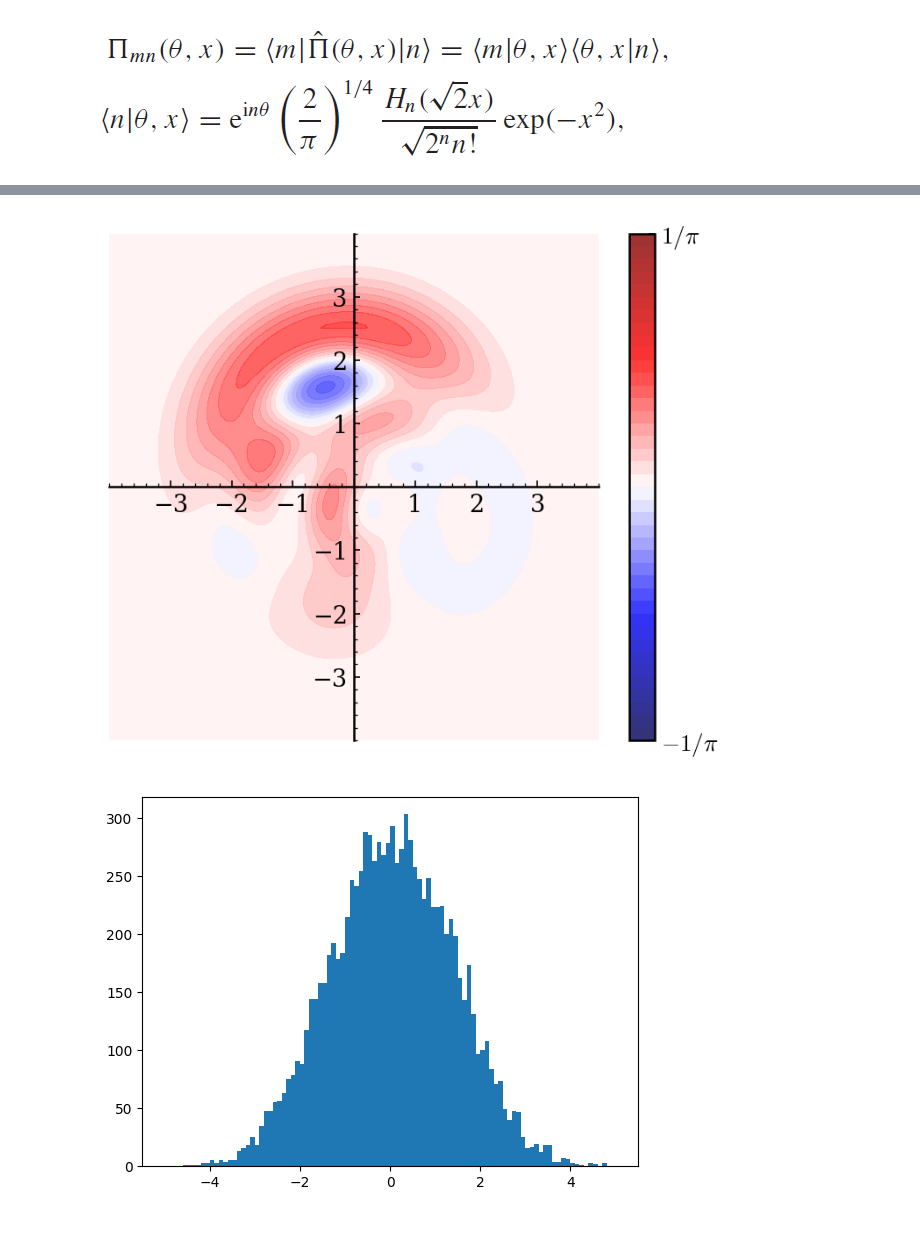
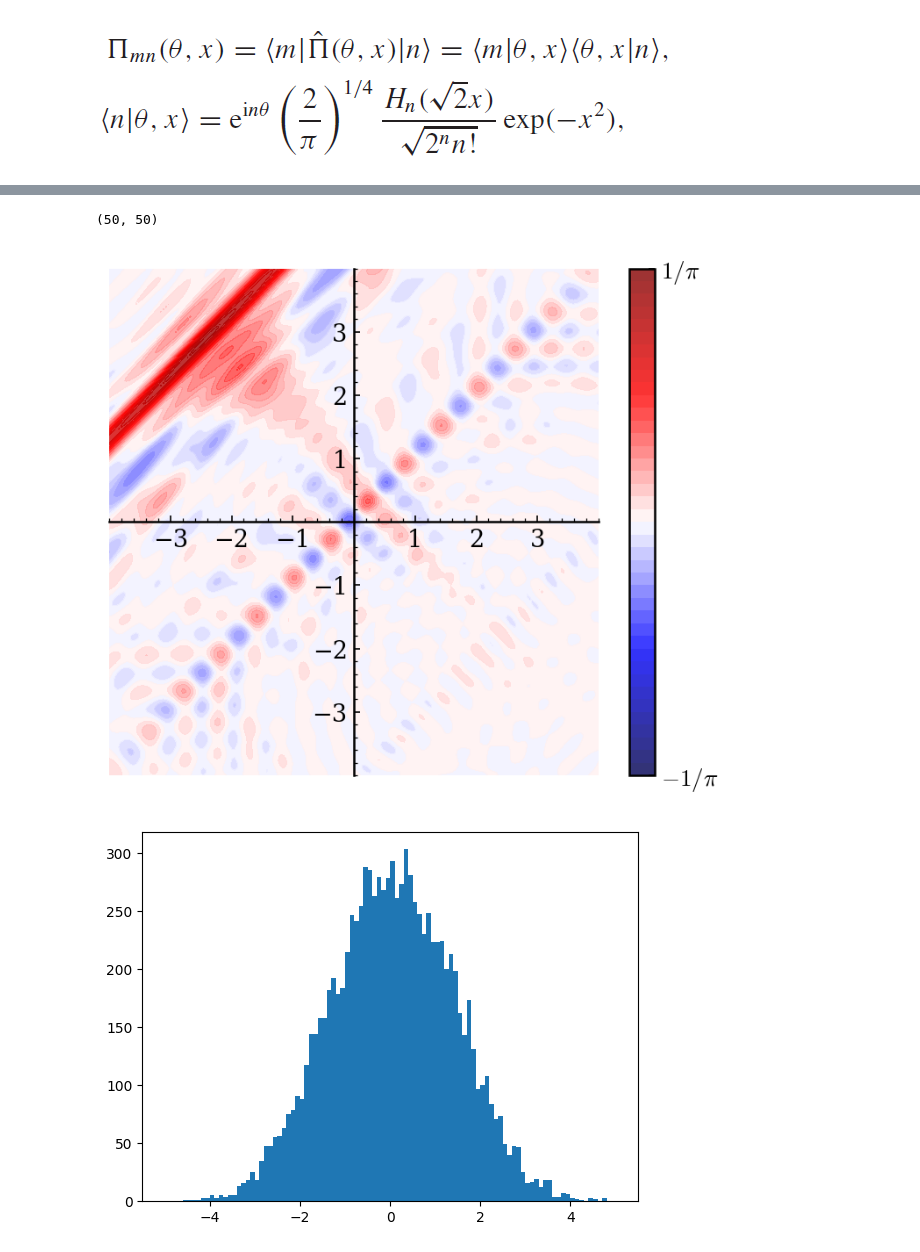
Before and after one commit to ThomasRavnborg/Homodyne-Tomography, a Jupyter notebook: code/DataAnalysis.ipynb, the cells around one changed output, grey strips where cells are left out. Drawn from its saved outputs; the diff is of its cells as text; code cells hidden in the pictures.

```diff
--- a/code/DataAnalysis.ipynb
+++ b/code/DataAnalysis.ipynb
@@ -257,30 +294,37 @@ Quantum object: dims=[[6], [6]], shape=(6, 6), type='oper', dtype=Dense, isherm=
+# %%
+# Make rho_est into a QuTip object to calculate Wigner function
+rho_est_qt = qt.Qobj(rho_est, dims=[[50], [50]])
+# %%
+rho_est_qt.shape
+# %% [output]
+(50, 50)
 # %%
 # Plot Wigner function
 xvec = np.linspace(-4, 4, 200)
-W = qt.wigner(rho_est, xvec, xvec)
+W = qt.wigner(rho_est_qt, xvec, xvec)
 X, Y = np.meshgrid(xvec, xvec)
 vmin, vmax = -1/np.pi, 1/np.pi
 levels = np.linspace(vmin, vmax, 41)  # force levels across full range
 
 fig, ax = plt.subplots(figsize=(6, 5))
 # Filled contours with transparency
 contour_filled = ax.contourf(X, Y, W, levels=levels,
                              cmap='seismic', alpha=0.8, vmin=vmin, vmax=vmax)
 # Colorbar
 cbar = fig.colorbar(contour_filled, ax=ax, ticks=[-1/np.pi, 1/np.pi])
 cbar.ax.set_yticklabels([r"$-1/\pi$", r"$1/\pi$"])  # custom tick labels if needed
 # Move axes to cross at (0,0)
 ax.spines['left'].set_position('zero')
 ax.spines['bottom'].set_position('zero')
 ax.spines['right'].set_color('none')
 ax.spines['top'].set_color('none')
 # Set x- and y-ticks skipping 0
 ax.set_xticks([-3, -2, -1, 1, 2, 3])
 ax.set_yticks([-3, -2, -1, 1, 2, 3])
 PlotSettings(ax, minimalist=True)
 plt.show()
 # %% [output]
-[figure, old version]
+[figure, new version]
 # %%
 counts, bins = np.histogram(quadratures, bins=100, range=(-5, 5))
 plt.hist(bins[:-1], bins, weights=counts)
```
Also changed, not shown: parts of 6 cells of this notebook, 2 other files.
